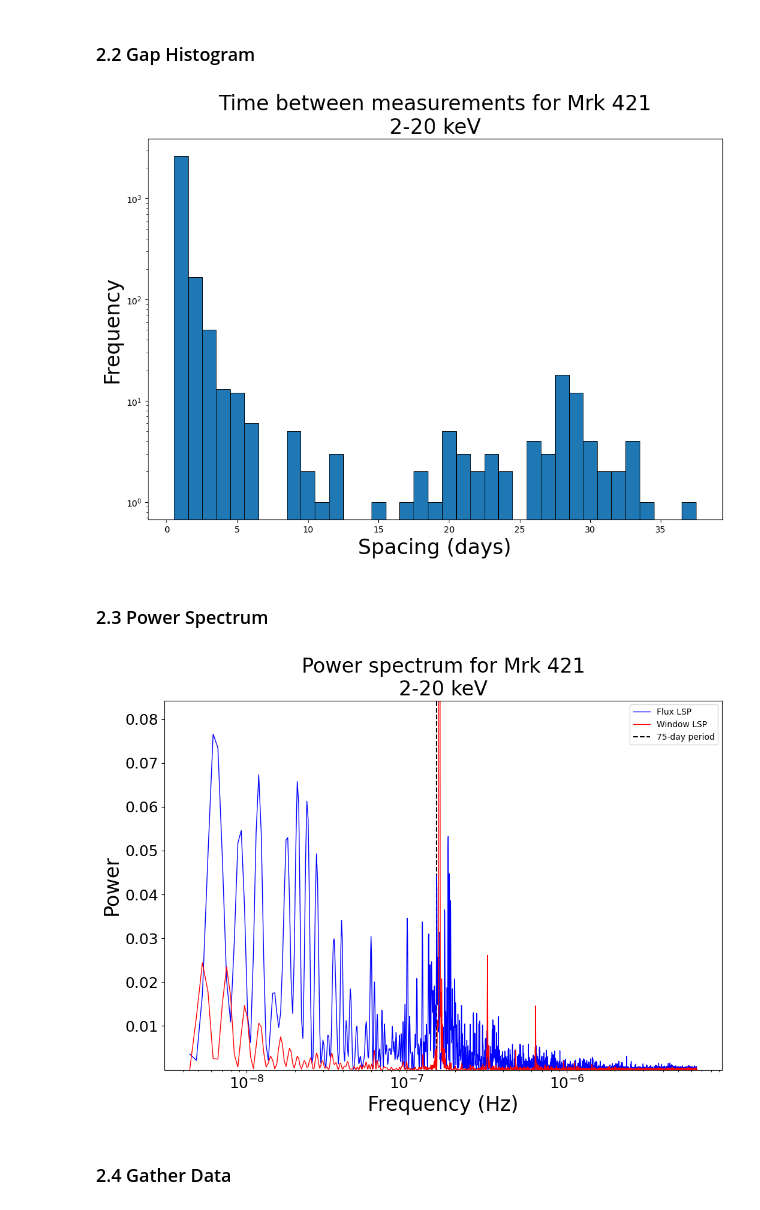
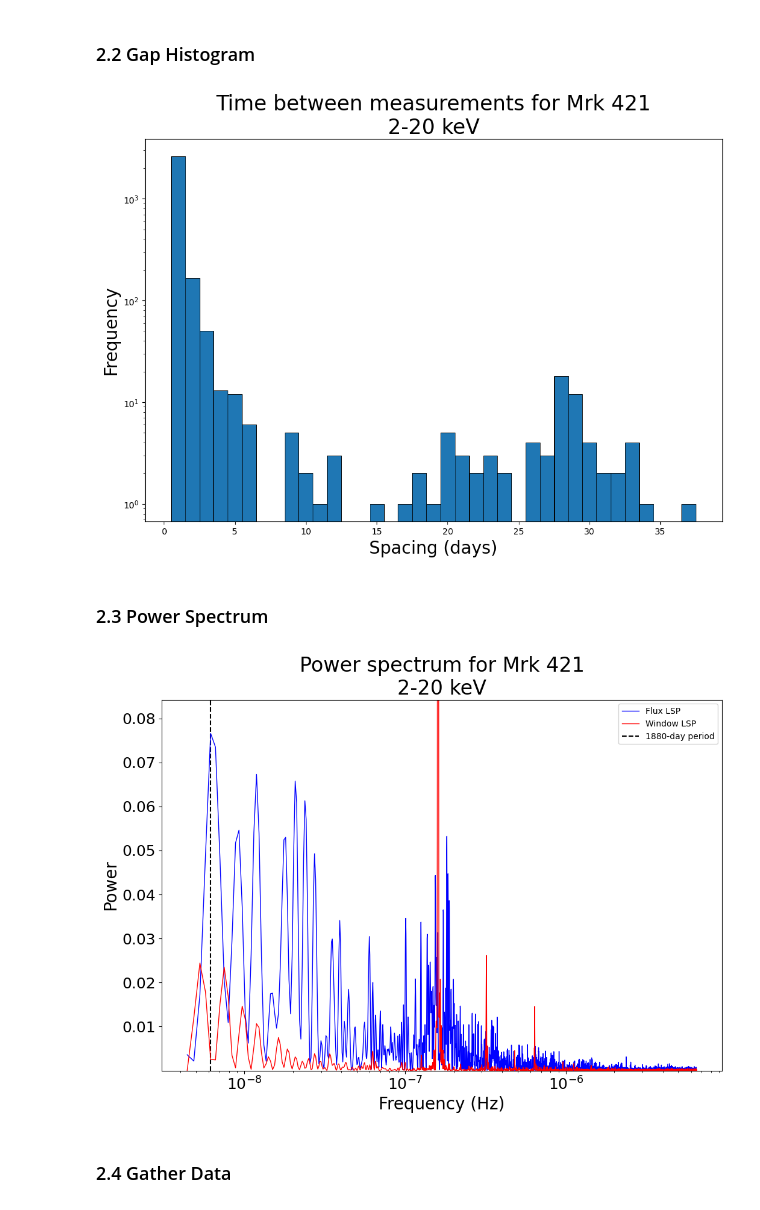
Before and after one commit to Beauremontt/AGN-Flux-Timing-Analysis, a Jupyter notebook: AGNFluxTimingAnalysis.ipynb, the cells around one changed output. Cells and saved outputs as stored; diff of their text form; code cells hidden in the pictures.

```diff
--- a/AGNFluxTimingAnalysis.ipynb
+++ b/AGNFluxTimingAnalysis.ipynb
@@ -11,10 +11,13 @@ import numpy as np  # for math and arrays
 import matplotlib.pyplot as plt  # for plotting
 
 import requests  # for loading urls
-from io import StringIO  # for treating strings as file-like objects
+from io import StringIO  # for passing text from url to numpy
 
 from astropy.timeseries import LombScargle  # for the periodogram
 from tabulate import tabulate  # for printing values of the LSP
+
+from scipy.signal import find_peaks  # for intervals of peaks
+from scipy.optimize import curve_fit  # for fitting peaks to Gaussian curves
 
 
 # plots light curve and prints some preliminary info
@@ -24,8 +27,8 @@ def display_data(prefix):
   plt.errorbar(x/86400, y, yerr=dy, fmt='_k', ecolor='c', elinewidth=1)
 
   plt.title(f'{prefix} light curve for {flux_source}\n{band_label}', fontsize=24)
-  plt.xlabel('MJD', fontsize=24)
-  plt.ylabel('Flux', fontsize=24)
+  plt.xlabel('MJD', fontsize=20)
+  plt.ylabel('Flux', fontsize=20)
   plt.tick_params(labelsize=18)
 
   if lc_xlim != None: plt.xlim(lc_xlim)
@@ -182,17 +185,17 @@ bins = np.arange(min_gap, max_gap + 2) - 0.5
 
 # plot histogram
 plt.subplots(1,1,figsize=(12,8))
-plt.hist(delt_x, bins=bins, align='mid', edgecolor='black', linewidth=25/max_gap)
+plt.hist(delt_x, bins=bins, align='mid', edgecolor='black', linewidth=25/len(bins))
 
 plt.yscale('log')
 
 plt.title(f'Time between measurements for {flux_source}\n{band_label}', fontsize=24)
-plt.xlabel('Spacing (days)', fontsize=24)
-plt.ylabel('Frequency', fontsize=24)
+plt.xlabel('Spacing (days)', fontsize=20)
+plt.ylabel('Frequency', fontsize=20)
 
 plt.show()
 # %% [output]
-[figure, old version]
+[figure, new version]
 # %% [markdown]
 ### 2.3 Power Spectrum
 # %%
@@ -206,7 +209,7 @@ minif_factor = 2  # @param {type:"number"}
 nyquist_factor = 2 # @param {type:"number"}
 
 # period in days to be plotted as a vertical line on the power spectrum
-period_bar = 75 # @param {type:"raw"}
+period_bar = 1880 # @param {type:"raw"}
 if period_bar != (0 or None): frequency_bar = 1/(period_bar*86400)
 
 
@@ -225,36 +228,36 @@ dyy = 0 * x + 42
 ffrequency, ppower = LombScargle(x, yy, dyy).autopower(minimum_frequency = minif_factor/Span, nyquist_factor = nyquist_factor)
 
 
 # plot of power spectrum
 plt.subplots(1,1,figsize=(12,8))
 plt.plot(frequency, power, 'b', linewidth=1, label='Flux LSP')
 #plt.scatter(frequency, power, 'b', label='Flux LSP')
 plt.plot(ffrequency, ppower,'r', linewidth=1, label='Window LSP')
 
 plt.xscale('log')
 plt.yscale('linear')
 
 # plot vertical line for scrubbing
 if period_bar != (0 or None):
   plt.vlines(frequency_bar, np.min((power, ppower)), np.max((power, ppower)), 'black', 'dashed', f'{period_bar}-day period', zorder=1)
 
 # plot labels
 plt.title(f'Power spectrum for {flux_source}\n{band_label}', fontsize=24)
-plt.xlabel("Frequency (Hz)", fontsize=24)
-plt.ylabel('Power', fontsize=24)
+plt.xlabel("Frequency (Hz)", fontsize=20)
+plt.ylabel('Power', fontsize=20)
 plt.tick_params(labelsize=18)
 plt.legend()
 
 # plot limits
   # give limits in the form "(lower, upper)", or leave blank
 lsp_xlim = None  # @param {type:"raw"}
 if lsp_xlim != None: plt.xlim(lsp_xlim)
 lsp_ylim = (min(power), 1.1*max(power))  # @param {type:"raw"}
 if lsp_ylim != None: plt.ylim(lsp_ylim)
 
 plt.show()
 # %% [output]
-[figure, old version]
+[figure, new version]
 # %% [markdown]
 ### 2.4 Gather Data
 # %%
```
Also changed, not shown: parts of 5 cells of this notebook.
